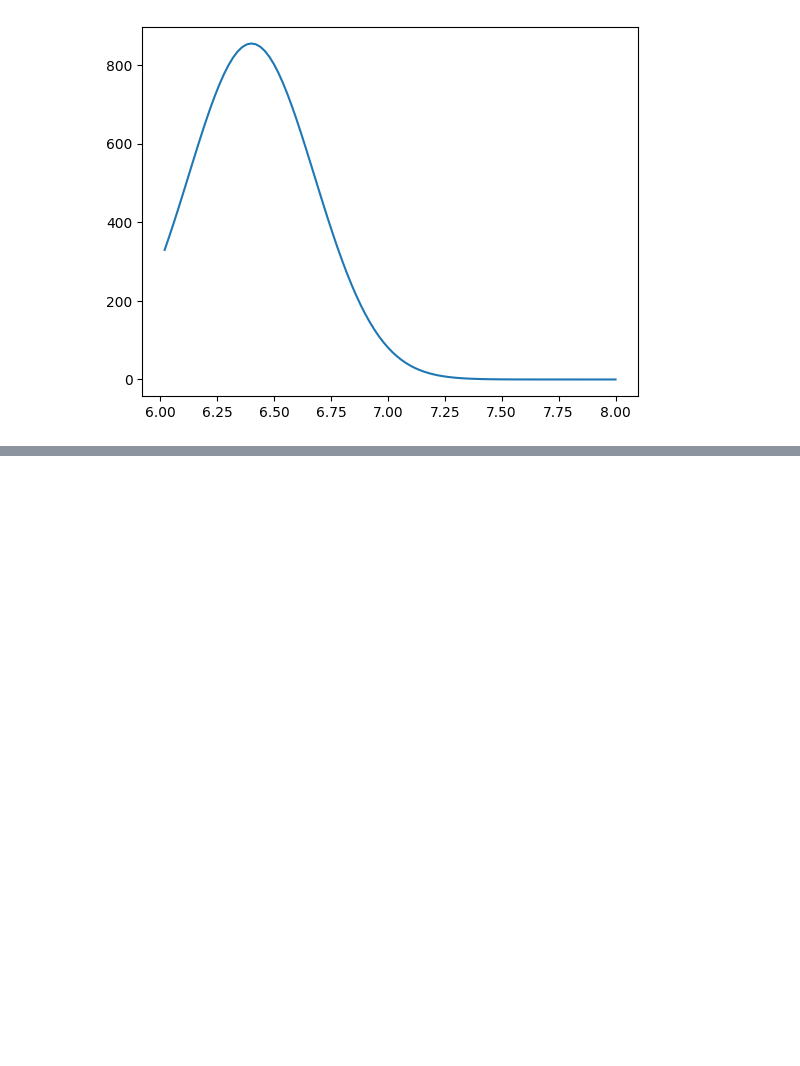
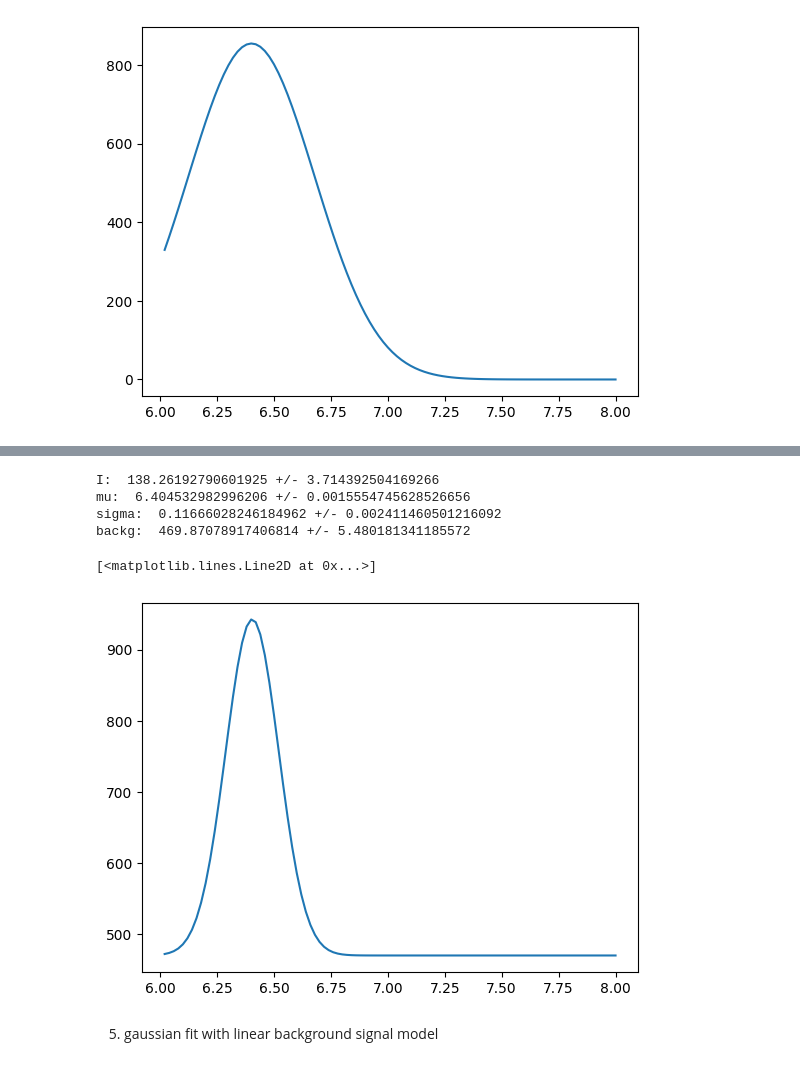
Before and after one commit to PX2145-2025/week-4-b-Morley-James, a Jupyter notebook: Curvefit.ipynb, the cells around one changed output, grey strips where cells are left out. Saved outputs shown, nothing was run; the diff lists cells and outputs as text; code cells hidden in the pictures; blank space fills up the shorter version.

```diff
--- a/Curvefit.ipynb
+++ b/Curvefit.ipynb
@@ -333,0 +356,15 @@ sigma:  0.2762356353697678 +/- 0.010637639670103323
+# %%
+print ('I: ', popt[0], '+/-', np.sqrt(pcov.diagonal()[0]))
+print ('mu: ', popt[1], '+/-', np.sqrt(pcov.diagonal()[1]))
+print ('sigma: ', popt[2], '+/-', np.sqrt(pcov.diagonal()[2]))
+print ('backg: ', popt[3], '+/-', np.sqrt(pcov.diagonal()[3]))
+plt.plot(selected_x,Gau_background(selected_x,*popt))
+# %% [output]
+I:  138.26192790601925 +/- 3.714392504169266
+mu:  6.404532982996206 +/- 0.0015554745628526656
+sigma:  0.11666028246184962 +/- 0.002411460501216092
+backg:  469.87078917406814 +/- 5.480181341185572
+[<matplotlib.lines.Line2D at 0x...>]
+[figure, added]
+# %% [markdown]
+5. gaussian fit with linear background signal model
```
Also changed, not shown: parts of 8 cells of this notebook.
